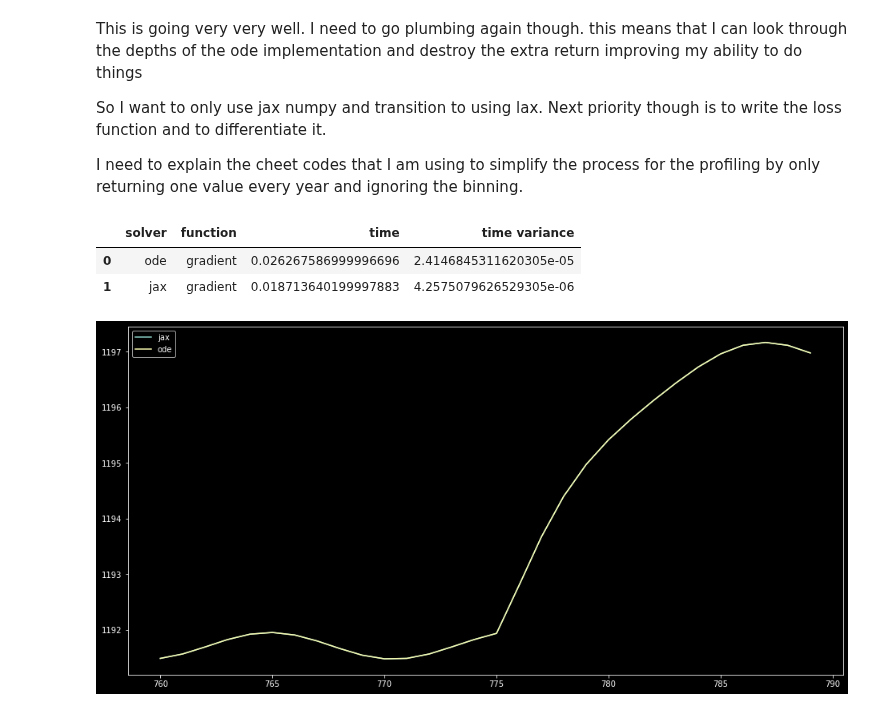
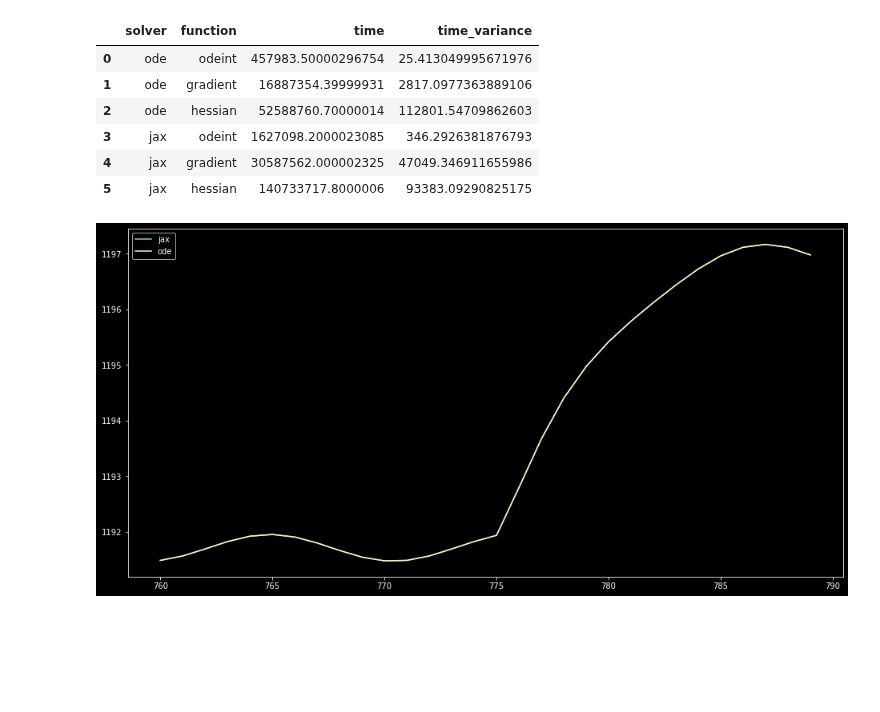
Before and after one commit to Jordan-Dennis/Miyake, a Jupyter notebook: python_testing.ipynb, the cells around one changed output. Cells and saved outputs as stored; diff of their text form; code cells hidden in the pictures; blank space fills up the shorter version.

Commit message:
Working pure profiles of the grad and hessians

```diff
--- a/python_testing.ipynb
+++ b/python_testing.ipynb
@@ -63,12 +63,6 @@ def dydx(y, t, p):
     The gradient of the carbon box model.
     """
     return cbm._matrix @ y + production(t, p) * projection
-# %% [markdown]
-This is going very very well. I need to go plumbing again though. this means that I can look through the depths of the ode implementation and destroy the extra return improving my ability to do things
-
-So I want to only use jax numpy and transition to using lax. Next priority though is to write the loss function and to differentiate it.
-
-I need to explain the cheet codes that I am using to simplify the process for the profiling by only returning one value every year and ignoring the binning.
 # %%
 #! Doc strings
 #! Jit compile
@@ -108,41 +102,55 @@ results = {    # Storing the data using a dictionary
     "solver" : [],              # The library containing the solver
     "function" : [],            # The function that was getting profiled
     "time" : [],                # The mean run time of 10 trials
-    "time variance" : []       # The variance of the run time of 10 trials
+    "time_variance" : []       # The variance of the run time of 10 trials
 }
 
-
 namespaces = {ode : "ode", jax_ode : "jax"} # For translation from string to module
-loss = lambda p: loss_function(ode.odeint, [dydx, u0, np.arange(760.0, 790.0), p])
-# This is not permitting flexibility of the odeint
-
-#! Genuinely naming needs to be fixed
-gradient = lambda p: jacfwd(loss)(parameters)         # Calculating the gradient
-hessians = lambda p: jacfwd(jacfwd(loss))(parameters) # Calculating the hessian
 
 for namespace in namespaces:# Iterating through the namespaces of odeint function
     mean, variance = profile(
         namespace.odeint,
         [dydx, u0, np.arange(760.0, 790.0), parameters]
     )   # Profiling the speed
+    add_row("odeint", namespaces[namespace], mean, variance)
 
-    # results["function"].append("odeint")            # The function that was profiled
-    # results["solver"].append(namespaces[namespace]) # Stroing implementation
-    # results["time"].append(mean)                    # Storing the mean run time
-    # results["time variance"].append(variance)       # Storing the variance of the mean
+    loss = lambda p: loss_function(
+        namespace.odeint,
+        [dydx, u0, np.arange(760.0, 790.0), p]
+    )
 
-    #? Do I want to define a create row function for this repeated logic?
+    #* The gradients exist below
+    def gradient(p):
+        if namespaces[namespace] == "ode":
+            return jacfwd(loss)(p)         # Calculating the gradient
+        else:
+            return jacrev(loss)(p)
+
     mean, variance = profile(gradient, [parameters])
     add_row("gradient", namespaces[namespace], mean, variance)
 
+    def hessians(p):
+        if namespaces[namespace] == "ode":
+            return jacfwd(jacfwd(loss))(p) # Calculating the hessian
+        else:
+            return jacrev(jacrev(loss))(p)
+
     mean, variance = profile(hessians, [parameters])
+    add_row("hessian", namespaces[namespace], mean, variance)
 # %%
 results = pd.DataFrame(results) # Switching to a pandas data frame
+results.time *= 1000            # Moving everything into millisceonds
+results.time_variance *= 1000   # Moving into the domain of milliseconds
+
 results
 # %% [output]
-|  | solver | function | time | time variance |
-| 0 | ode | gradient | 0.026267586999996696 | 2.4146845311620305e-05 |
-| 1 | jax | gradient | 0.018713640199997883 | 4.2575079626529305e-06 |
+|  | solver | function | time | time_variance |
+| 0 | ode | odeint | 457983.50000296754 | 25.413049995671976 |
+| 1 | ode | gradient | 16887354.39999931 | 2817.0977363889106 |
+| 2 | ode | hessian | 52588760.70000014 | 112801.54709862603 |
+| 3 | jax | odeint | 1627098.2000023085 | 346.2926381876793 |
+| 4 | jax | gradient | 30587562.000002325 | 47049.346911655986 |
+| 5 | jax | hessian | 140733717.8000006 | 93383.09290825175 |
 # %%
 time_space = np.arange(760.0, 790.0)    # times of the sampling
 
```
Also changed, not shown: parts of 1 cell of this notebook.
